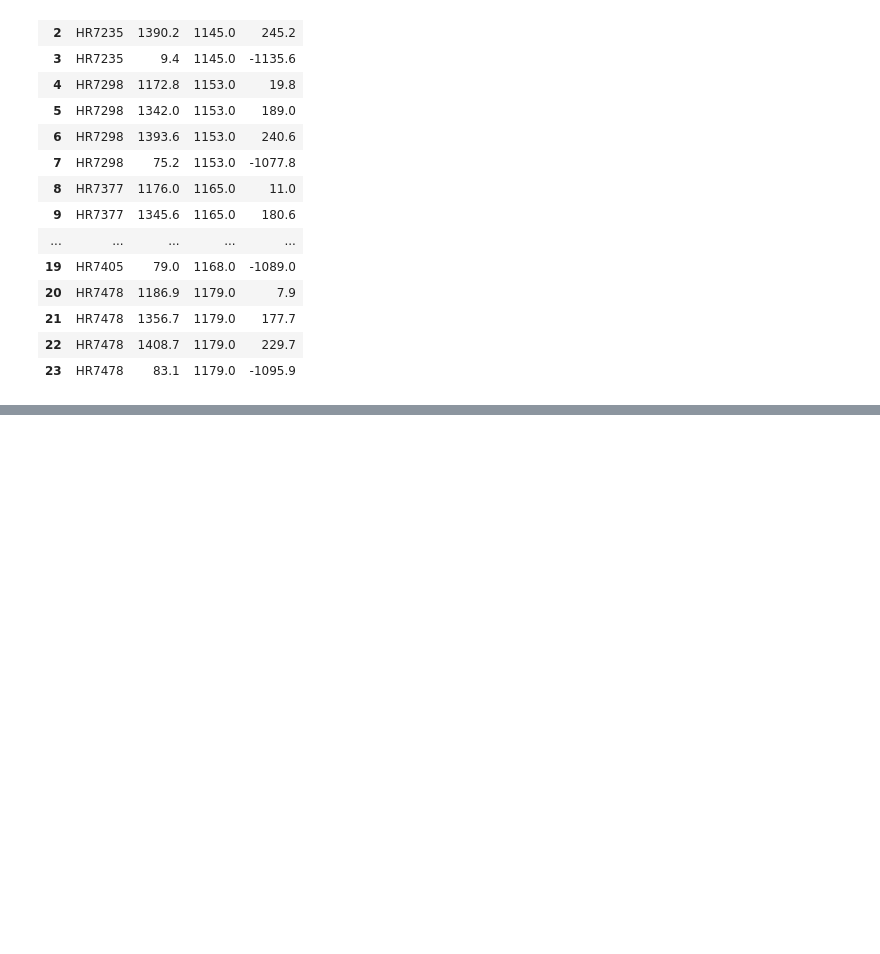
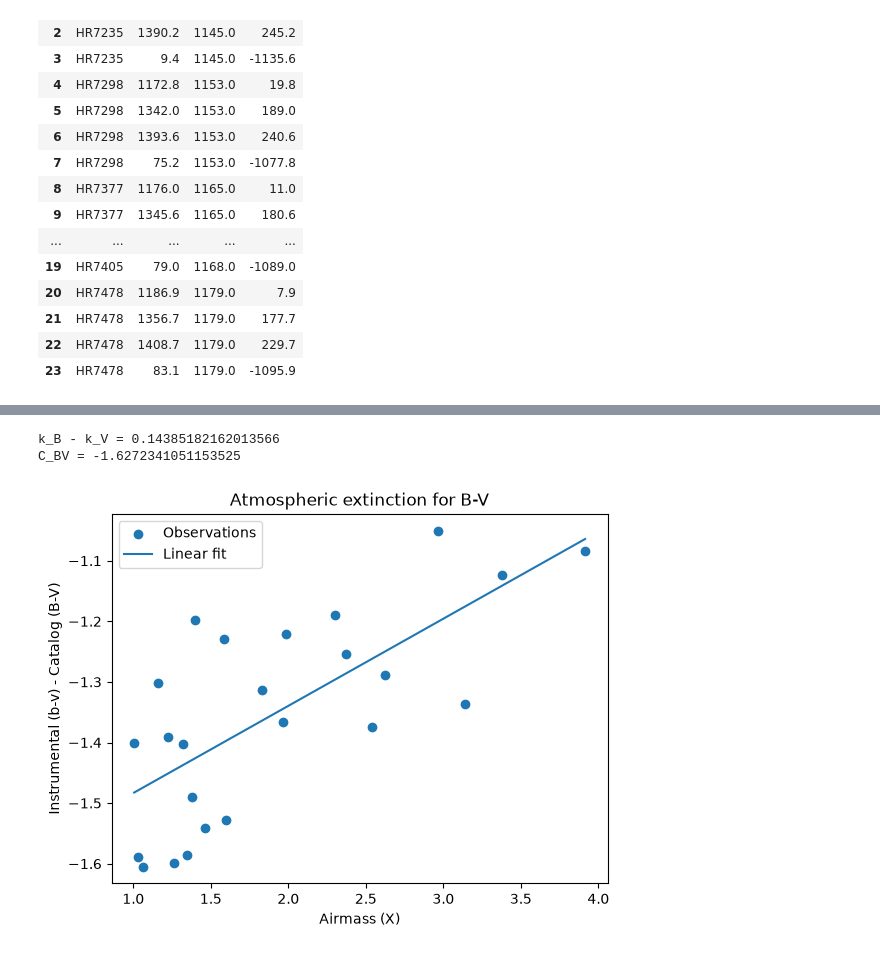
Before and after one commit to Natalia985/Third-semester-MASS, a Jupyter notebook: Astrophysical_Techniques/HW1_Atmospheric_Extinction.ipynb, the cells around one changed output, grey strips where cells are left out. Saved outputs shown, nothing was run; the diff lists cells and outputs as text; code cells hidden in the pictures; blank space fills up the shorter version.

```diff
--- a/Astrophysical_Techniques/HW1_Atmospheric_Extinction.ipynb
+++ b/Astrophysical_Techniques/HW1_Atmospheric_Extinction.ipynb
@@ -340,0 +475,26 @@ df[['star', 'LST', 'ra', 'HA']]
+# %%
+df['B-V_diff'] = df['b-v'] - df['B-V']
+
+popt, pcov = curve_fit(y, df['X'], df['B-V_diff'])
+
+k_BV, C_BV = popt
+
+print('k_B - k_V =', k_BV)
+print('C_BV =', C_BV)
+# %% [output]
+k_B - k_V = 0.14385182162013566
+C_BV = -1.6272341051153525
+# %%
+x_fit = np.linspace(min(df['X']), max(df['X']), 100)
+y_fit = y(x_fit, k_BV, C_BV)
+
+plt.scatter(df['X'], df['B-V_diff'], label='Observations')
+plt.plot(x_fit, y_fit, label='Linear fit')
+
+plt.title('Atmospheric extinction for B-V')
+plt.xlabel('Airmass (X)')
+plt.ylabel('Instrumental (b-v) - Catalog (B-V)')
+plt.legend()
+plt.show()
+# %% [output]
+[figure, added]
```
Also changed, not shown: parts of 23 cells of this notebook.
